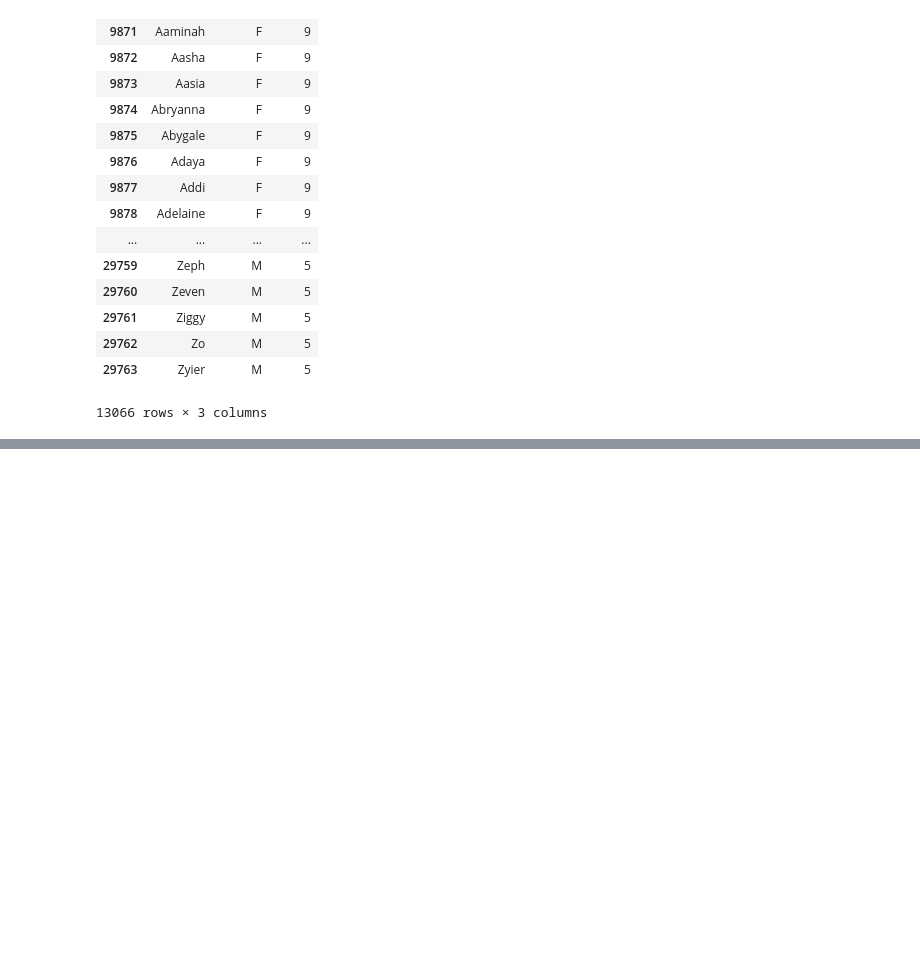
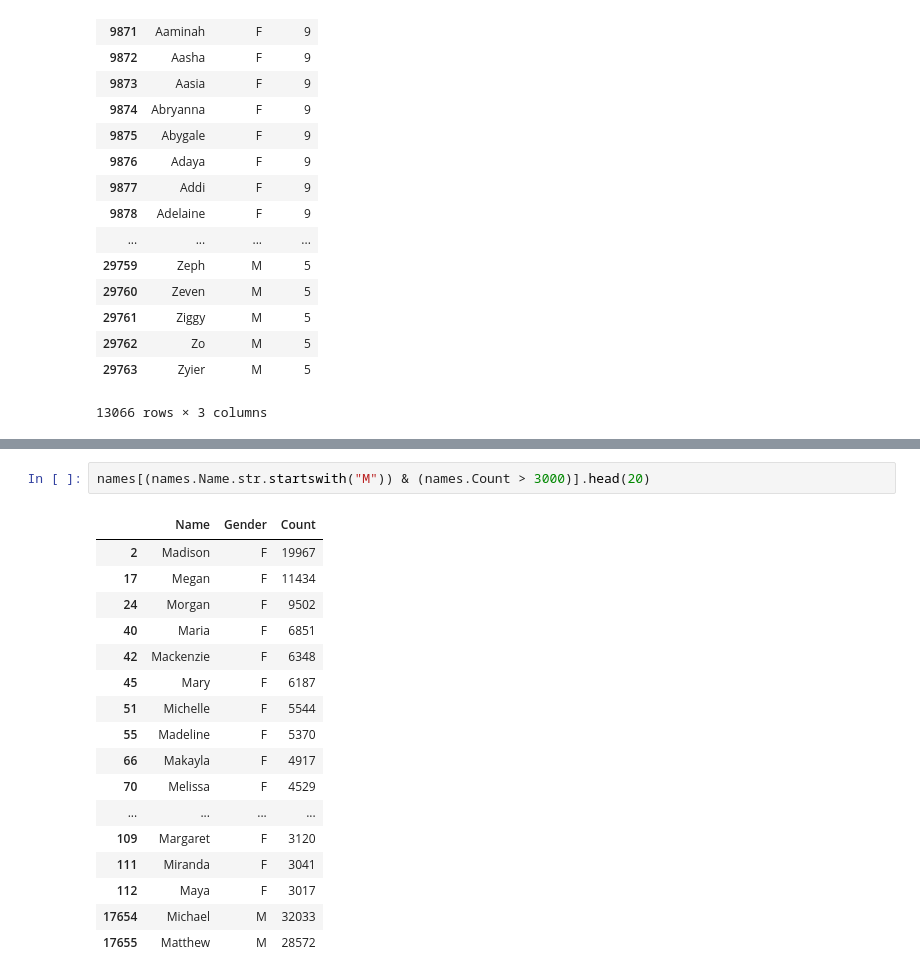
Before and after one commit to sun911/NetologyHW2, a Jupyter notebook: 4-1/4-1-lesson.ipynb, the cells around one changed output, grey strips where cells are left out. Saved outputs shown, nothing was run; the diff lists cells and outputs as text; blank space fills up the shorter version.

```diff
--- a/4-1/4-1-lesson.ipynb
+++ b/4-1/4-1-lesson.ipynb
@@ -111,0 +153,20 @@ names.query('Count < 10')
+# %%
+names[(names.Name.str.startswith("M")) & (names.Count > 3000)].head(20)
+# %% [output]
+|  | Name | Gender | Count |
+| 2 | Madison | F | 19967 |
+| 17 | Megan | F | 11434 |
+| 24 | Morgan | F | 9502 |
+| 40 | Maria | F | 6851 |
+| 42 | Mackenzie | F | 6348 |
+| 45 | Mary | F | 6187 |
+| 51 | Michelle | F | 5544 |
+| 55 | Madeline | F | 5370 |
+| 66 | Makayla | F | 4917 |
+| 70 | Melissa | F | 4529 |
+| ... | ... | ... | ... |
+| 109 | Margaret | F | 3120 |
+| 111 | Miranda | F | 3041 |
+| 112 | Maya | F | 3017 |
+| 17654 | Michael | M | 32033 |
+| 17655 | Matthew | M | 28572 |
```
Also changed, not shown: parts of 6 cells of this notebook, 2 other files.
